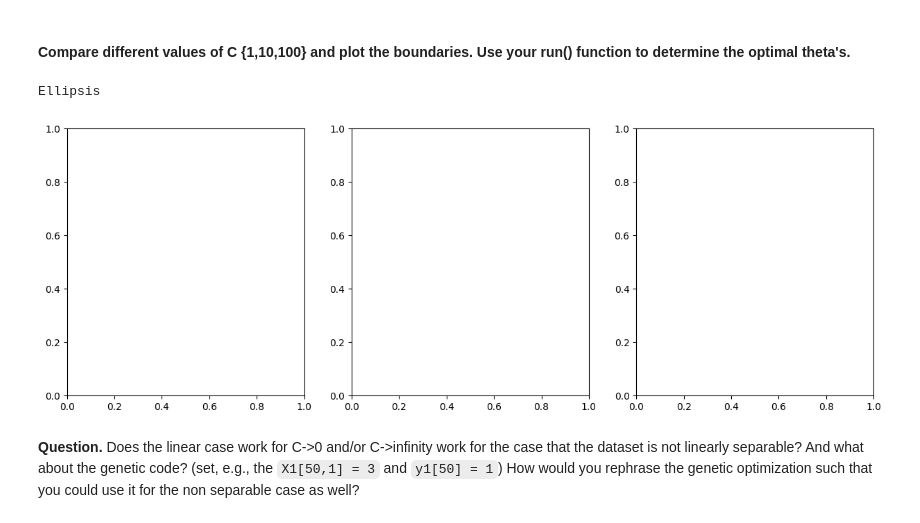
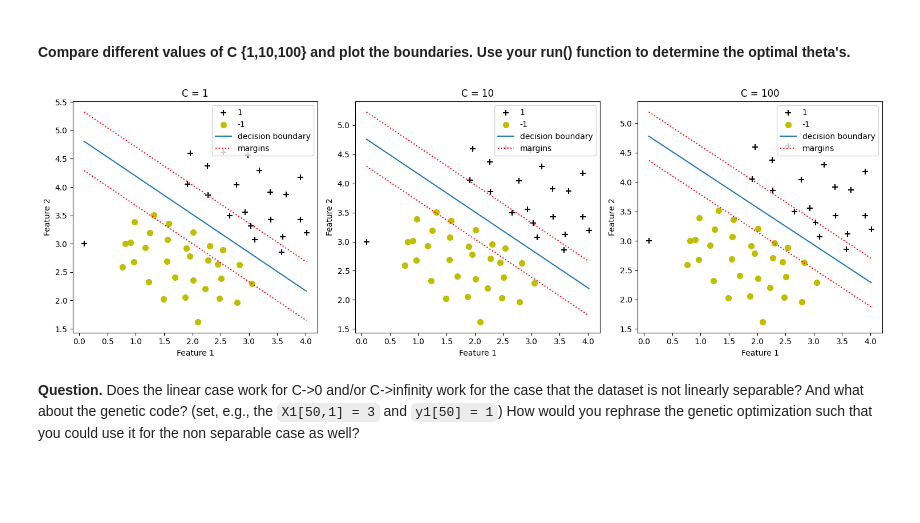
Before and after one commit to mard4/machine-learning, a Jupyter notebook: 4.SVM/Support_Vector_Machines_Assignment_2025v2_dangelo.ipynb, the cells around one changed output. Saved outputs shown, nothing was run; the diff lists cells and outputs as text; code cells hidden in the pictures; blank space fills up the shorter version.

```diff
--- a/4.SVM/Support_Vector_Machines_Assignment_2025v2_dangelo.ipynb
+++ b/4.SVM/Support_Vector_Machines_Assignment_2025v2_dangelo.ipynb
@@ -456,12 +458,31 @@ plotdata(X1, y1, theta)
 #### Compare different values of C {1,10,100} and plot the boundaries. Use your run() function to determine the optimal theta's.
 # %%
 # Run minimusation for the 3 C values and plot the boundaries in a subplot with 3 windows.
-fig, (ax1, ax2, ax3) = plt.subplots(1, 3, figsize=(15, 5))
 
-...
+def plot_differentC():
+    fig, (ax1, ax2, ax3) = plt.subplots(1, 3, figsize=(15, 5))
+
+    C_vals = [1, 10, 100]
+    axes = [ax1, ax2, ax3]
+
+    for i, C_val in enumerate(C_vals):
+        theta_opt, fitness_history = run(fSVM, K, N, num_generations, C=C_val)
+        ax = axes[i]
+
+        plt.sca(ax)
+        plotdata(X1, y1, theta_opt)
+
+        ax.set_title(f"C = {C_val}")
+        ax.set_xlabel("Feature 1")
+        ax.set_ylabel("Feature 2")
+        ax.legend()
+
+    plt.tight_layout()
+    plt.show()
+
+plot_differentC()
 # %% [output]
-Ellipsis
-[figure, old version]
+[figure, new version]
 # %% [markdown]
 **Question.** Does the linear case work for C->0 and/or C->infinity work for the case that the dataset is not linearly separable? And what about the genetic code?
 (set, e.g., the `X1[50,1] = 3` and `y1[50] = 1`)
```
Also changed, not shown: parts of 8 cells of this notebook.
